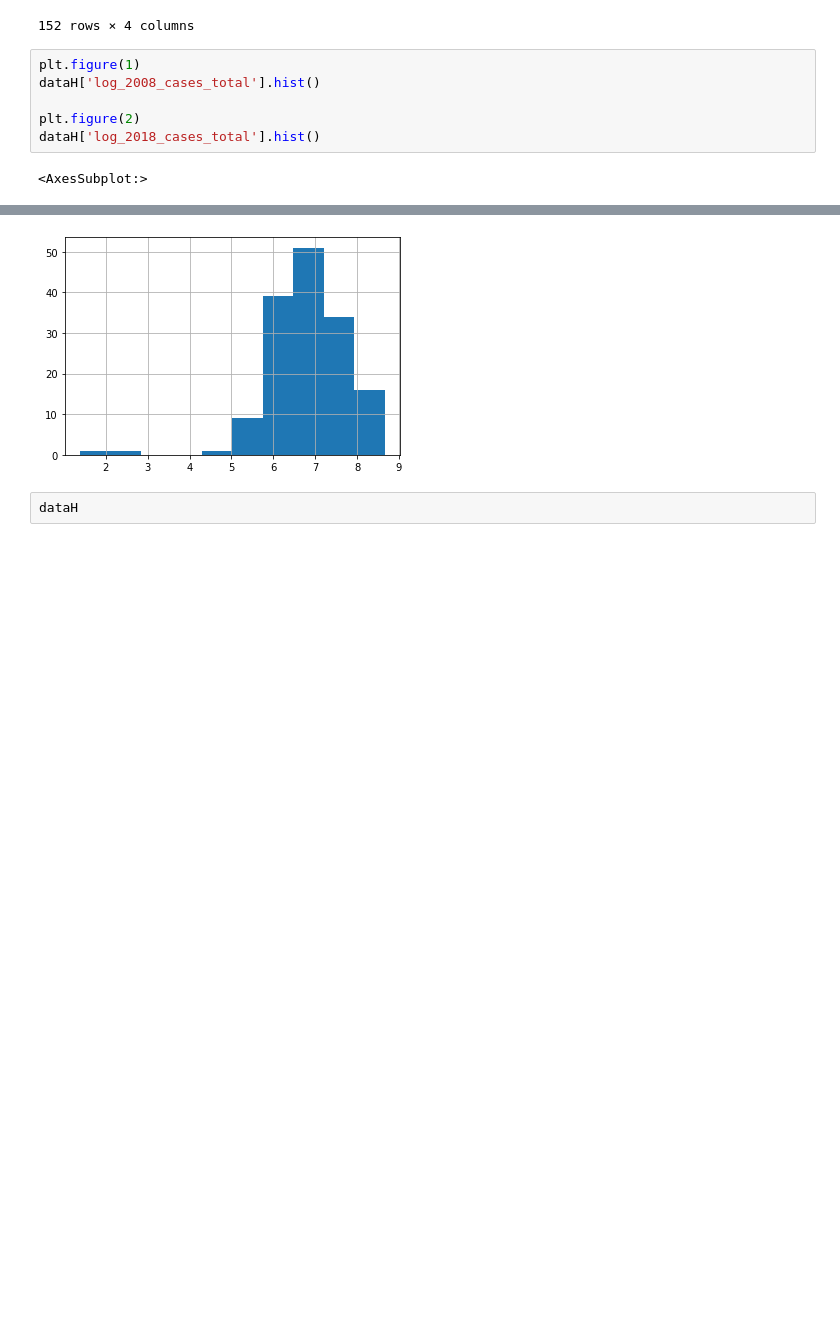
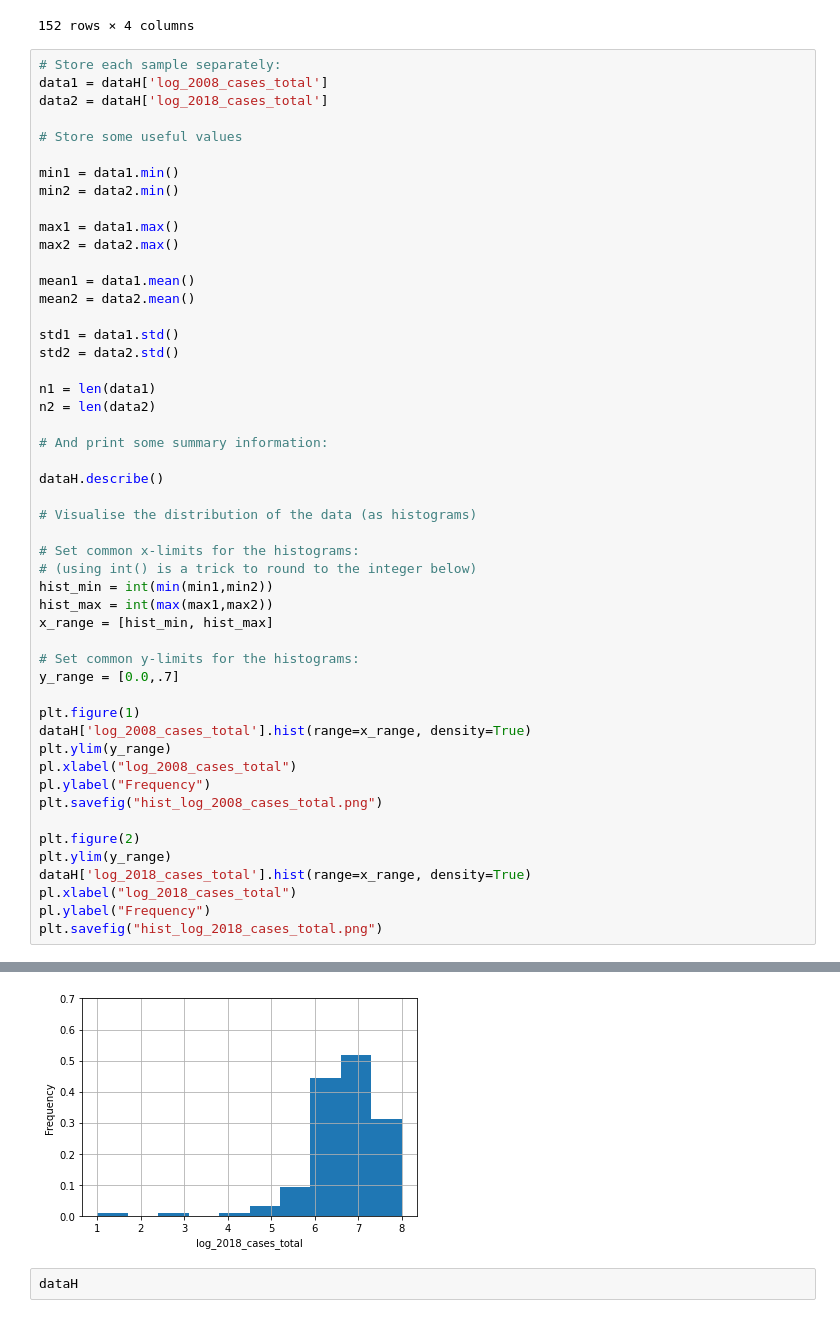
Before and after one commit to DaphneBdn/QM_coursework1, a Jupyter notebook: Coursework1_Analysis_code.ipynb, the cells around one changed output, grey strips where cells are left out. Drawn from its saved outputs; the diff is of its cells as text; blank space fills up the shorter version.

```diff
--- a/Coursework1_Analysis_code.ipynb
+++ b/Coursework1_Analysis_code.ipynb
@@ -797,10 +751,53 @@ dataH
 | York | 1170 | 1414 | 7.064759 | 7.254178 |
 152 rows × 4 columns
 # %%
+# Store each sample separately:
+data1 = dataH['log_2008_cases_total']
+data2 = dataH['log_2018_cases_total']
+
+# Store some useful values
+
+min1 = data1.min()
+min2 = data2.min()
+
+max1 = data1.max()
+max2 = data2.max()
+
+mean1 = data1.mean()
+mean2 = data2.mean()
+
+std1 = data1.std()
+std2 = data2.std()
+
+n1 = len(data1)
+n2 = len(data2)
+
+# And print some summary information:
+
+dataH.describe()
+
+# Visualise the distribution of the data (as histograms)
+
+# Set common x-limits for the histograms:
+# (using int() is a trick to round to the integer below)
+hist_min = int(min(min1,min2))
+hist_max = int(max(max1,max2))
+x_range = [hist_min, hist_max]
+
+# Set common y-limits for the histograms:
+y_range = [0.0,.7]
+
 plt.figure(1)
-dataH['log_2008_cases_total'].hist()
+dataH['log_2008_cases_total'].hist(range=x_range, density=True)
+plt.ylim(y_range)
+pl.xlabel("log_2008_cases_total")
+pl.ylabel("Frequency")
+plt.savefig("hist_log_2008_cases_total.png")
 
 plt.figure(2)
-dataH['log_2018_cases_total'].hist()
+plt.ylim(y_range)
+dataH['log_2018_cases_total'].hist(range=x_range, density=True)
+pl.xlabel("log_2018_cases_total")
+pl.ylabel("Frequency")
+plt.savefig("hist_log_2018_cases_total.png")
 # %% [output]
-<AxesSubplot:>
@@ -808,4 +805,4 @@ dataH['log_2018_cases_total'].hist()
-[figure, old version]
+[figure, new version]
 # %%
 dataH
 # %% [output]
```
Also changed, not shown: parts of 34 cells of this notebook.
